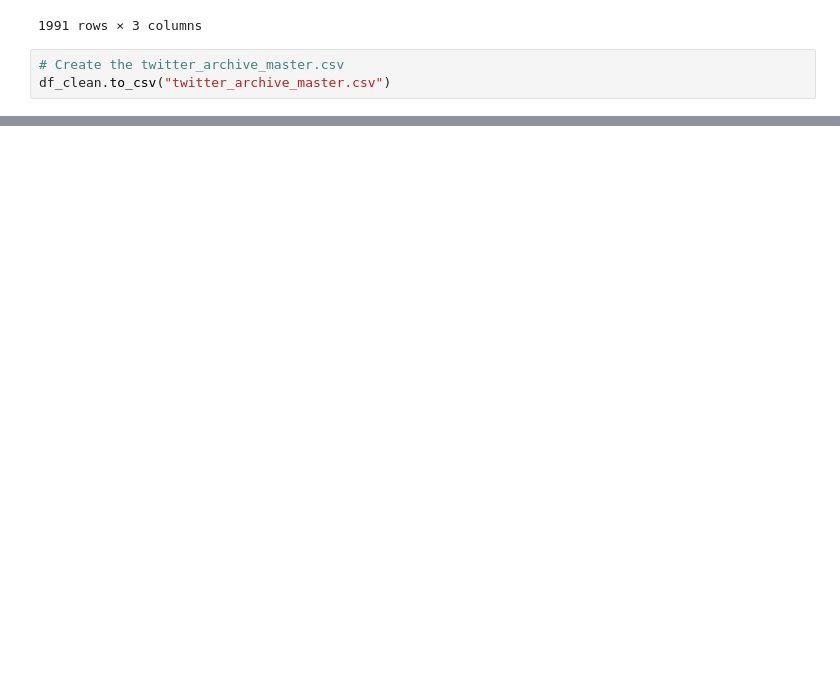
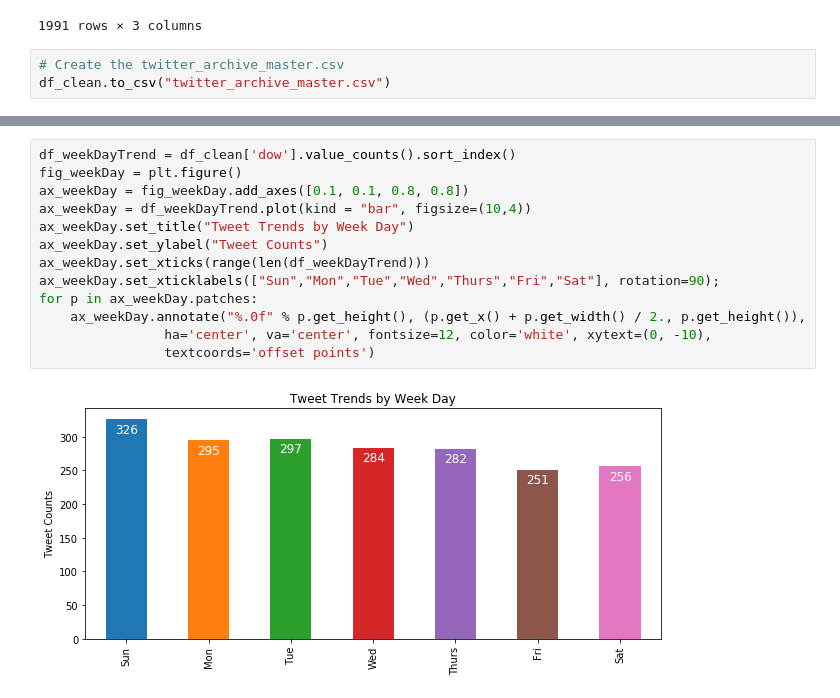
Before and after one commit to yeh1224/Data_Wrangling_WeRateDogs, a Jupyter notebook: wrangle_act.ipynb, the cells around one changed output, grey strips where cells are left out. Saved outputs shown, nothing was run; the diff lists cells and outputs as text; blank space fills up the shorter version.

```diff
--- a/wrangle_act.ipynb
+++ b/wrangle_act.ipynb
@@ -738,0 +955,15 @@ df_clean.to_csv("twitter_archive_master.csv")
+# %%
+df_weekDayTrend = df_clean['dow'].value_counts().sort_index()
+fig_weekDay = plt.figure()
+ax_weekDay = fig_weekDay.add_axes([0.1, 0.1, 0.8, 0.8])
+ax_weekDay = df_weekDayTrend.plot(kind = "bar", figsize=(10,4))
+ax_weekDay.set_title("Tweet Trends by Week Day")
+ax_weekDay.set_ylabel("Tweet Counts")
+ax_weekDay.set_xticks(range(len(df_weekDayTrend)))
+ax_weekDay.set_xticklabels(["Sun","Mon","Tue","Wed","Thurs","Fri","Sat"], rotation=90);
+for p in ax_weekDay.patches:
+    ax_weekDay.annotate("%.0f" % p.get_height(), (p.get_x() + p.get_width() / 2., p.get_height()),
+                ha='center', va='center', fontsize=12, color='white', xytext=(0, -10),
+                textcoords='offset points')
+# %% [output]
+[figure, added]
```
Also changed, not shown: parts of 52 cells of this notebook, 3 other files.
